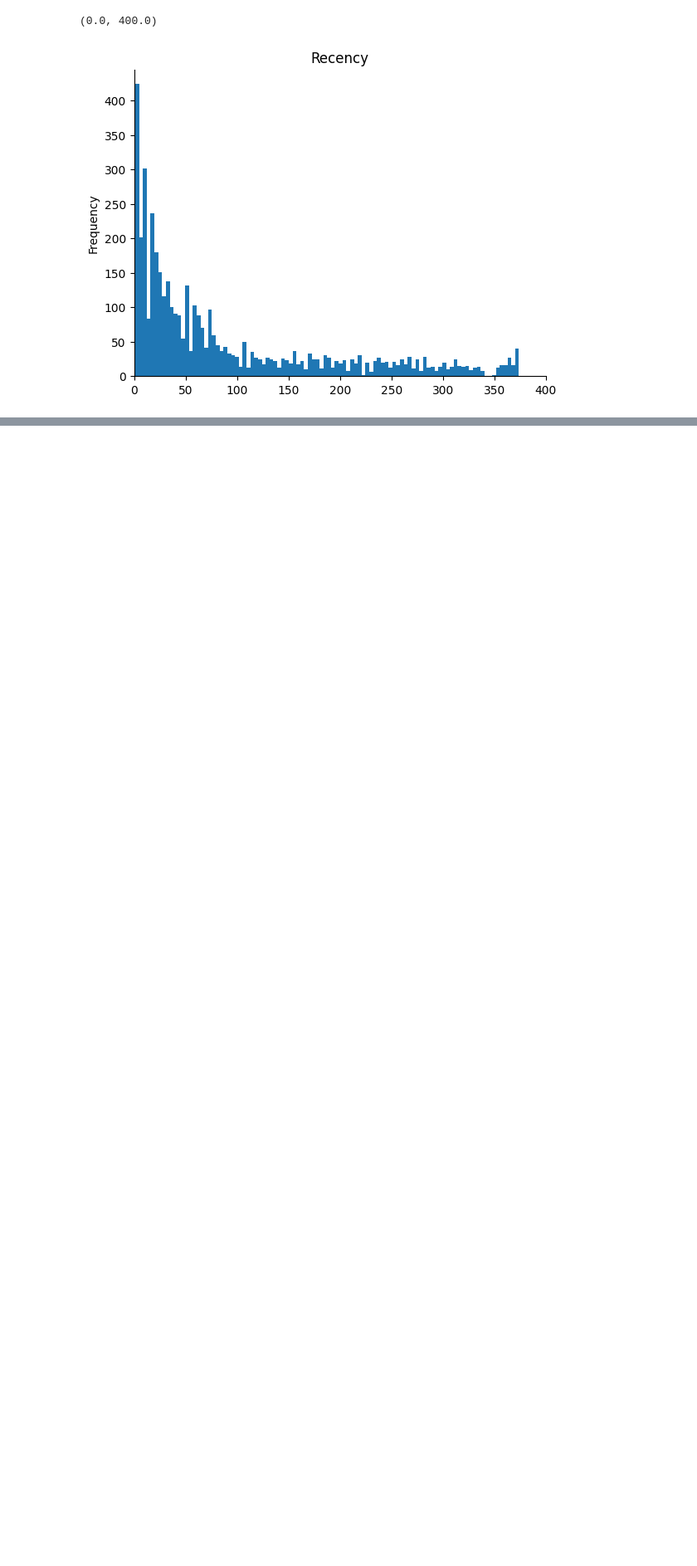
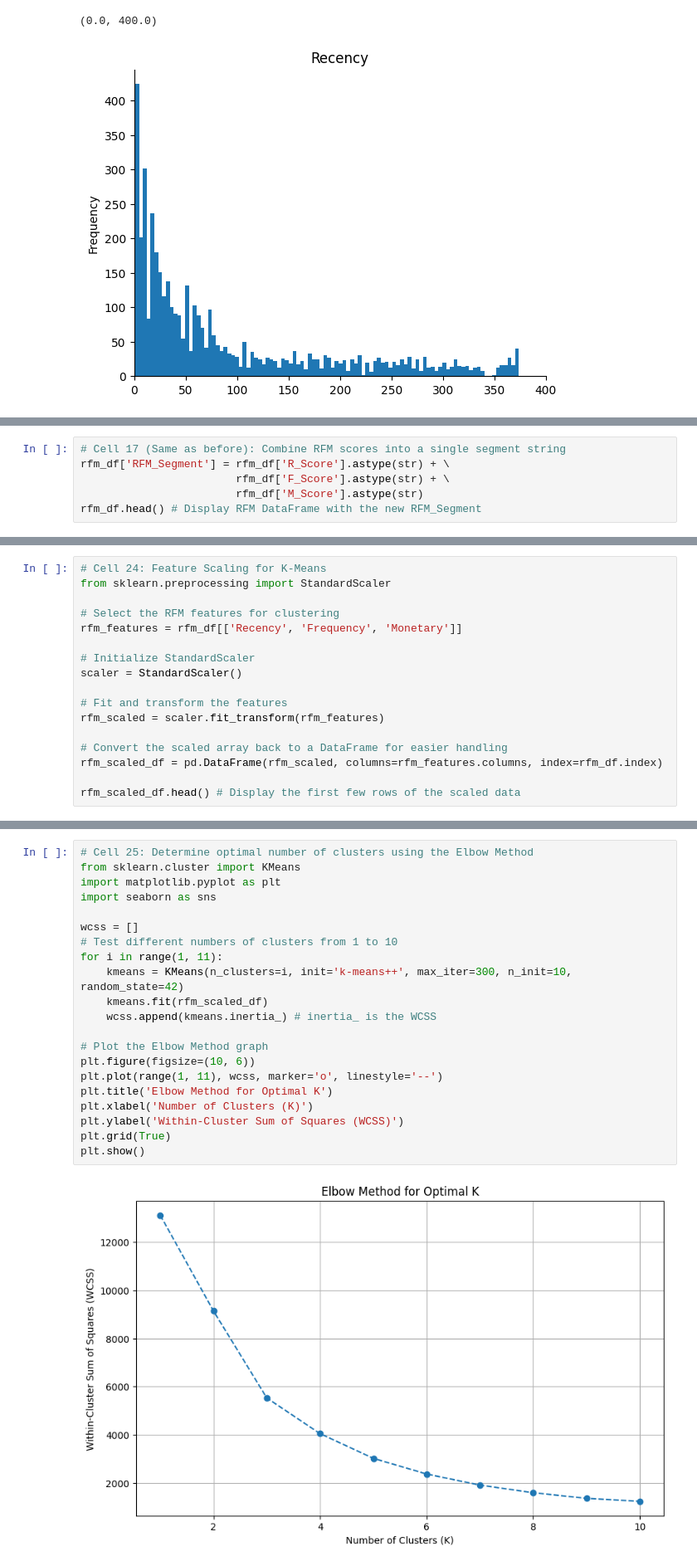
Before and after one commit to NikolaiMiranda/customer-segmentation-retail, a Jupyter notebook: customer_segmentation.ipynb, the cells around one changed output, grey strips where cells are left out. Shown at 83% size. Drawn from its saved outputs; the diff is of its cells as text; blank space fills up the shorter version.

Commit message:
Further RFM and K-means analysis

```diff
--- a/customer_segmentation.ipynb
+++ b/customer_segmentation.ipynb
@@ -133,0 +154,6 @@ plt.xlim(0, 400)
+# %%
+# Cell 17 (Same as before): Combine RFM scores into a single segment string
+rfm_df['RFM_Segment'] = rfm_df['R_Score'].astype(str) + \
+                        rfm_df['F_Score'].astype(str) + \
+                        rfm_df['M_Score'].astype(str)
+rfm_df.head() # Display RFM DataFrame with the new RFM_Segment
@@ -133,0 +268,17 @@ plt.xlim(0, 400)
+# %%
+# Cell 24: Feature Scaling for K-Means
+from sklearn.preprocessing import StandardScaler
+
+# Select the RFM features for clustering
+rfm_features = rfm_df[['Recency', 'Frequency', 'Monetary']]
+
+# Initialize StandardScaler
+scaler = StandardScaler()
+
+# Fit and transform the features
+rfm_scaled = scaler.fit_transform(rfm_features)
+
+# Convert the scaled array back to a DataFrame for easier handling
+rfm_scaled_df = pd.DataFrame(rfm_scaled, columns=rfm_features.columns, index=rfm_df.index)
+
+rfm_scaled_df.head() # Display the first few rows of the scaled data
@@ -133,0 +293,23 @@ plt.xlim(0, 400)
+# %%
+# Cell 25: Determine optimal number of clusters using the Elbow Method
+from sklearn.cluster import KMeans
+import matplotlib.pyplot as plt
+import seaborn as sns
+
+wcss = []
+# Test different numbers of clusters from 1 to 10
+for i in range(1, 11):
+    kmeans = KMeans(n_clusters=i, init='k-means++', max_iter=300, n_init=10, random_state=42)
+    kmeans.fit(rfm_scaled_df)
+    wcss.append(kmeans.inertia_) # inertia_ is the WCSS
+
+# Plot the Elbow Method graph
+plt.figure(figsize=(10, 6))
+plt.plot(range(1, 11), wcss, marker='o', linestyle='--')
+plt.title('Elbow Method for Optimal K')
+plt.xlabel('Number of Clusters (K)')
+plt.ylabel('Within-Cluster Sum of Squares (WCSS)')
+plt.grid(True)
+plt.show()
+# %% [output]
+[figure, added]
```
Also changed, not shown: parts of 15 cells of this notebook.
